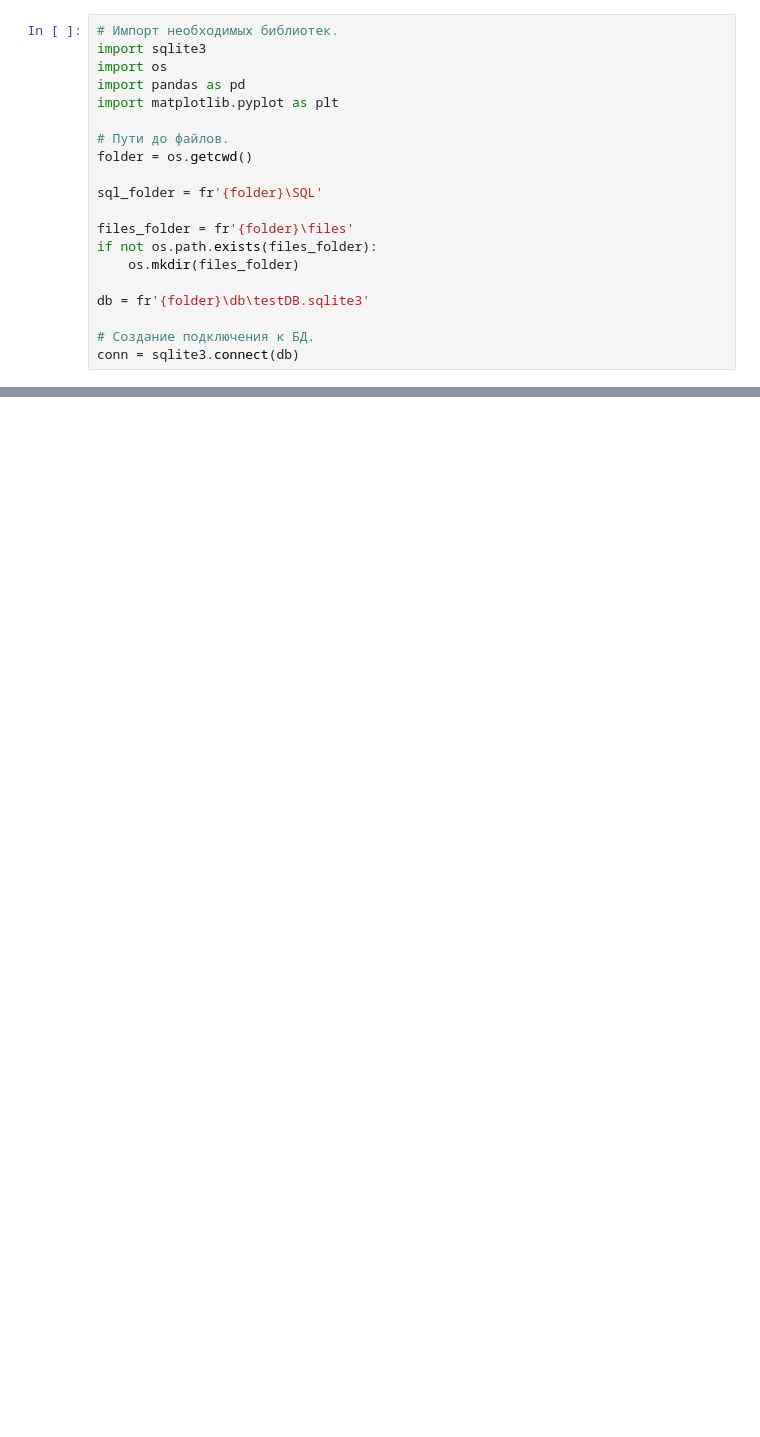
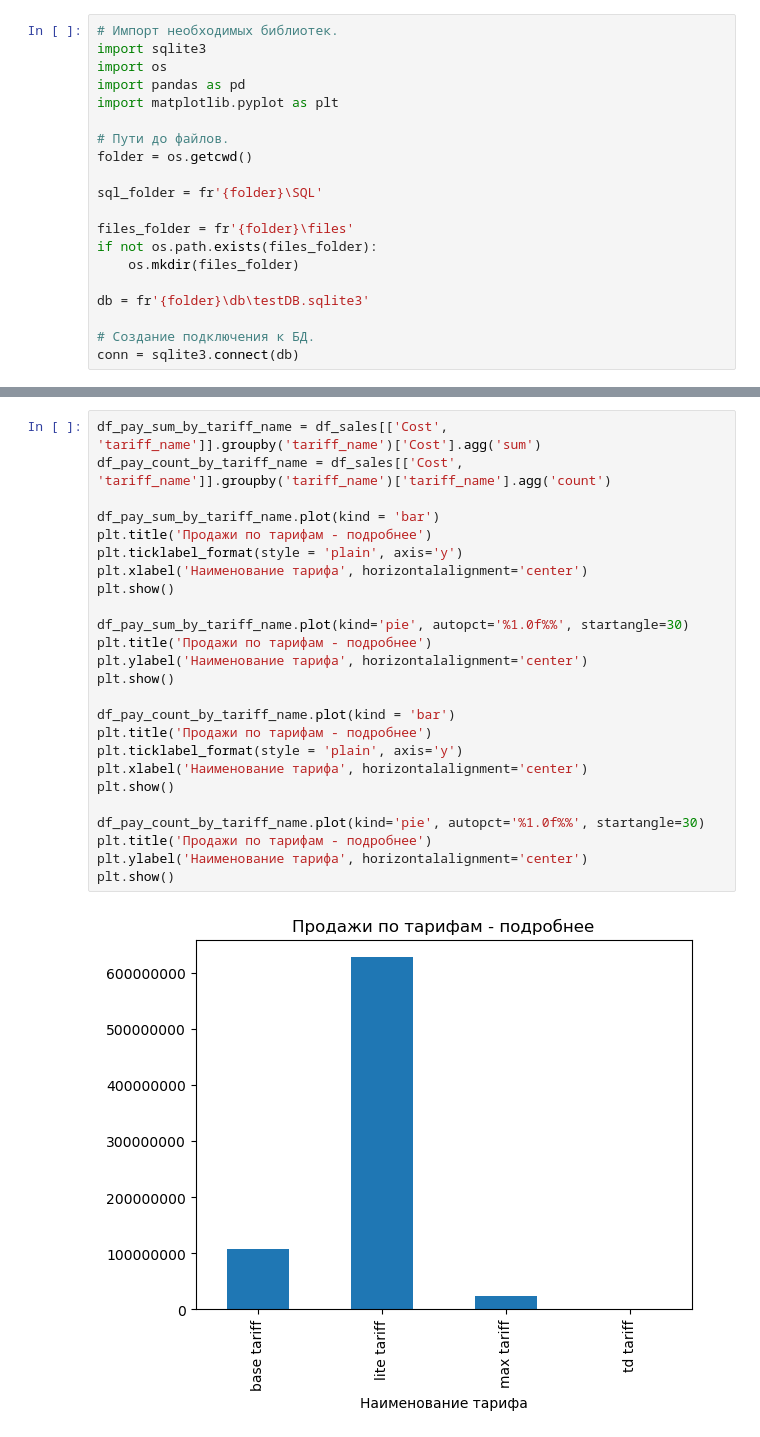
Before and after one commit to Ragnarok-039/-, a Jupyter notebook: Контур. Тестовое на продуктового аналитика/main.ipynb, the cells around one changed output, grey strips where cells are left out. Saved outputs shown, nothing was run; the diff lists cells and outputs as text; blank space fills up the shorter version.

```diff
--- a/Контур. Тестовое на продуктового аналитика/main.ipynb
+++ b/Контур. Тестовое на продуктового аналитика/main.ipynb
@@ -167,0 +185,27 @@ plt.show()
+# %%
+df_pay_sum_by_tariff_name = df_sales[['Cost', 'tariff_name']].groupby('tariff_name')['Cost'].agg('sum')
+df_pay_count_by_tariff_name = df_sales[['Cost', 'tariff_name']].groupby('tariff_name')['tariff_name'].agg('count')
+
+df_pay_sum_by_tariff_name.plot(kind = 'bar')
+plt.title('Продажи по тарифам - подробнее')
+plt.ticklabel_format(style = 'plain', axis='y')
+plt.xlabel('Наименование тарифа', horizontalalignment='center')
+plt.show()
+
+df_pay_sum_by_tariff_name.plot(kind='pie', autopct='%1.0f%%', startangle=30)
+plt.title('Продажи по тарифам - подробнее')
+plt.ylabel('Наименование тарифа', horizontalalignment='center')
+plt.show()
+
+df_pay_count_by_tariff_name.plot(kind = 'bar')
+plt.title('Продажи по тарифам - подробнее')
+plt.ticklabel_format(style = 'plain', axis='y')
+plt.xlabel('Наименование тарифа', horizontalalignment='center')
+plt.show()
+
+df_pay_count_by_tariff_name.plot(kind='pie', autopct='%1.0f%%', startangle=30)
+plt.title('Продажи по тарифам - подробнее')
+plt.ylabel('Наименование тарифа', horizontalalignment='center')
+plt.show()
+# %% [output]
+[figure, added]
```
Also changed, not shown: parts of 8 cells of this notebook, 1 other file.
